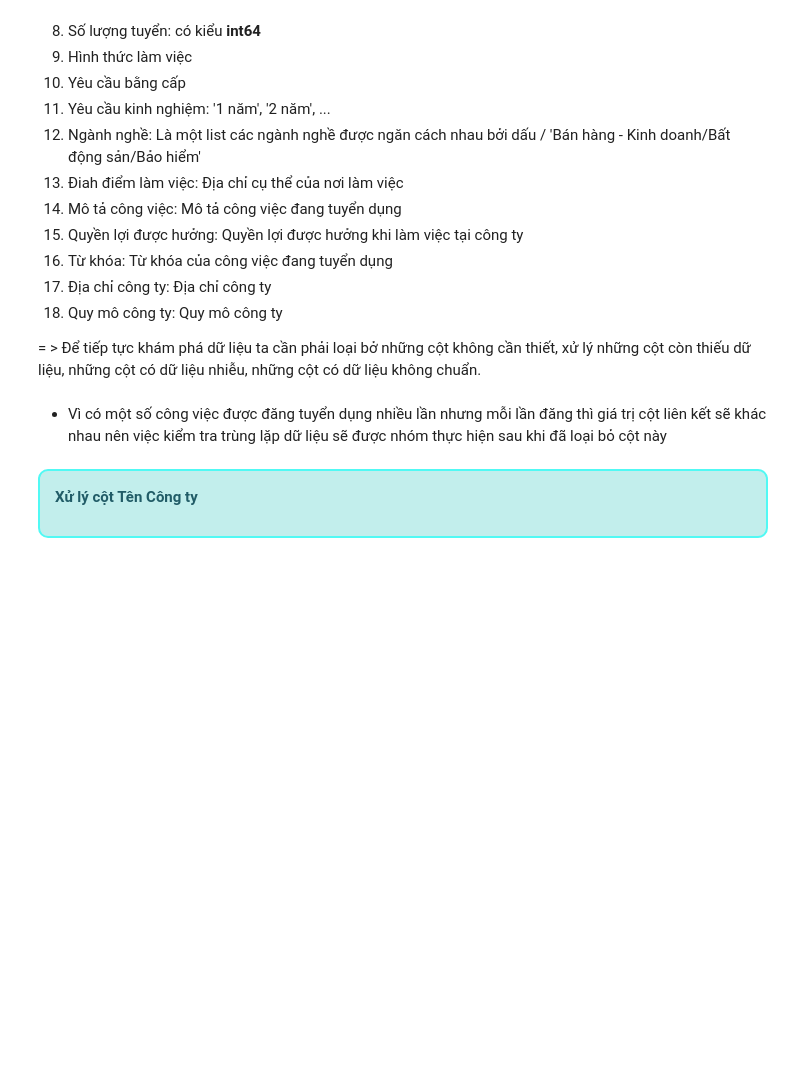
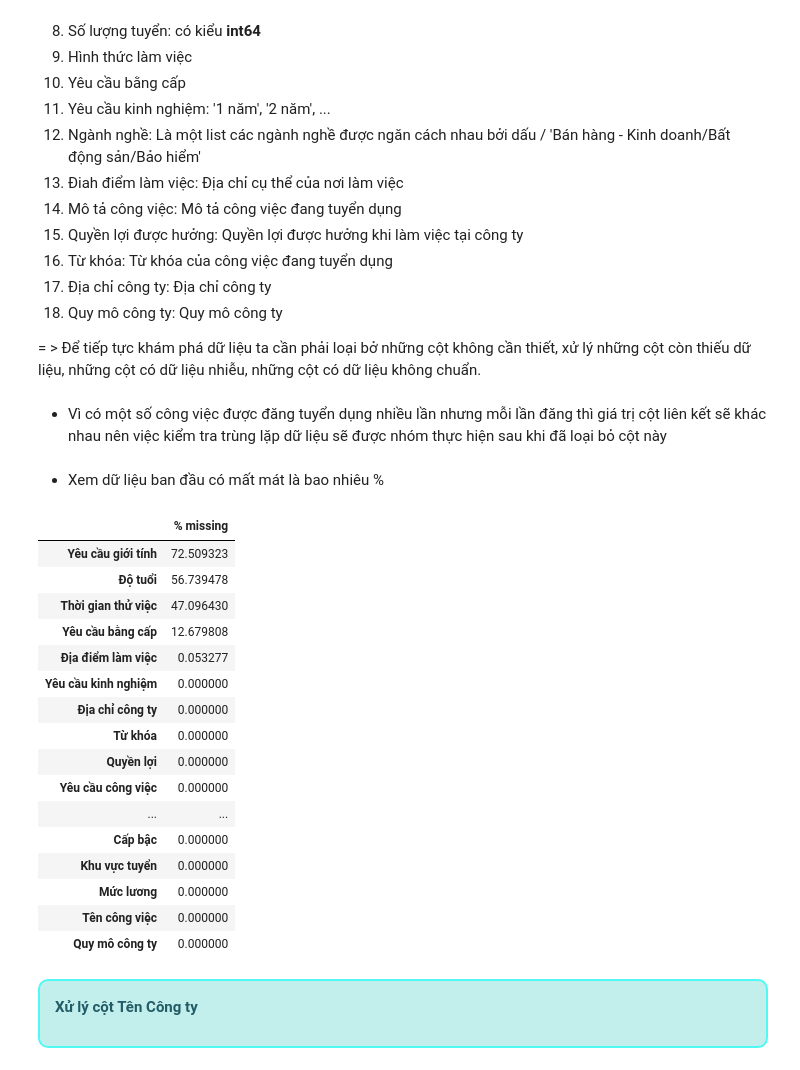
Before and after one commit to HungLVT/NMKHDL, a Jupyter notebook: notebooks/2.0-data-preprocessing.ipynb, the cells around one changed output. Cells and saved outputs as stored; diff of their text form; code cells hidden in the pictures; blank space fills up the shorter version.

```diff
--- a/notebooks/2.0-data-preprocessing.ipynb
+++ b/notebooks/2.0-data-preprocessing.ipynb
@@ -80,6 +83,29 @@ memory usage: 308.1+ KB
 = > Để tiếp tực khám phá dữ liệu ta cần phải loại bở những cột không cần thiết, xử lý những cột còn thiếu dữ liệu, những cột có dữ liệu nhiễu, những cột có dữ liệu không chuẩn.
 # %% [markdown]
 - Vì có một số công việc được đăng tuyển dụng nhiều lần nhưng mỗi lần đăng thì giá trị cột liên kết sẽ khác nhau nên việc kiểm tra trùng lặp dữ liệu sẽ được nhóm thực hiện sau khi đã loại bỏ cột này
+# %% [markdown]
+- Xem dữ liệu ban đầu có mất mát là bao nhiêu %
+# %%
+percentage_missing_data = pd.DataFrame(raw_data.isnull().sum().sort_values(ascending=False) / len(raw_data) * 100, columns=['% missing'])
+percentage_missing_data
+# %% [output]
+|  | % missing |
+| Yêu cầu giới tính | 72.509323 |
+| Độ tuổi | 56.739478 |
+| Thời gian thử việc | 47.096430 |
+| Yêu cầu bằng cấp | 12.679808 |
+| Địa điểm làm việc | 0.053277 |
+| Yêu cầu kinh nghiệm | 0.000000 |
+| Địa chỉ công ty | 0.000000 |
+| Từ khóa | 0.000000 |
+| Quyền lợi | 0.000000 |
+| Yêu cầu công việc | 0.000000 |
+| ... | ... |
+| Cấp bậc | 0.000000 |
+| Khu vực tuyển | 0.000000 |
+| Mức lương | 0.000000 |
+| Tên công việc | 0.000000 |
+| Quy mô công ty | 0.000000 |
 # %% [markdown]
 <div style="border-radius: 10px; border: 2px solid #51F9F4; padding: 15px; background-color:#c2eeec; font-size: 100%; text-align: left;">
 
```
Also changed, not shown: parts of 16 cells of this notebook, 3 other files.
